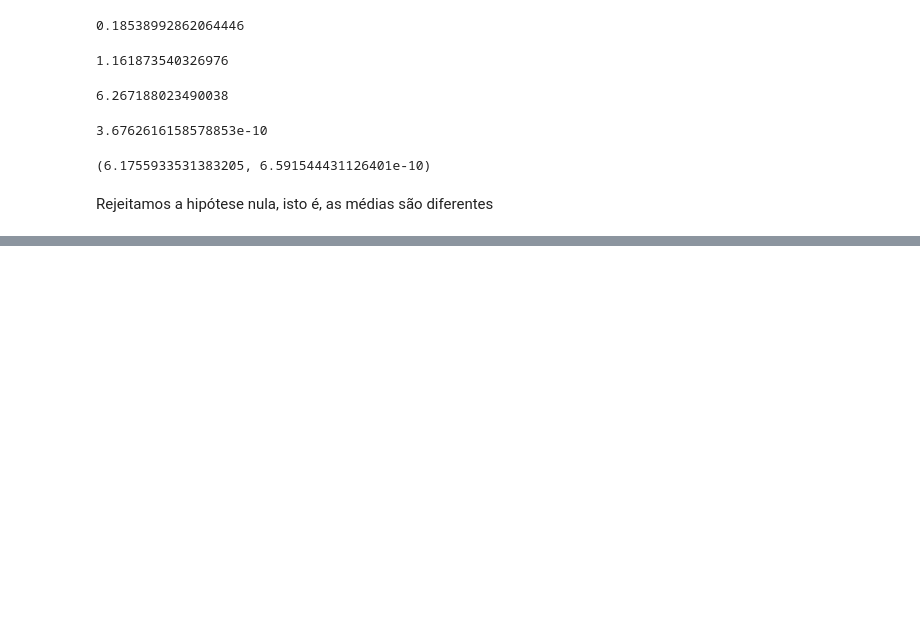
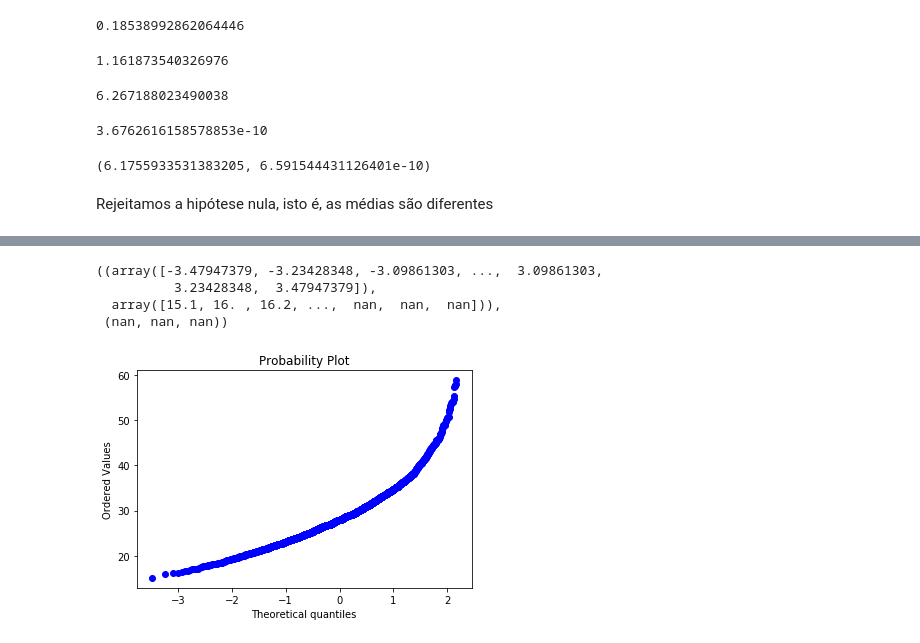
Before and after one commit to thiagogomesverissimo/notebooks, a Jupyter notebook: HypothesisTesting.ipynb, the cells around one changed output, grey strips where cells are left out. Saved outputs shown, nothing was run; the diff lists cells and outputs as text; code cells hidden in the pictures; blank space fills up the shorter version.

```diff
--- a/HypothesisTesting.ipynb
+++ b/HypothesisTesting.ipynb
@@ -204,0 +379,15 @@ Rejeitamos a hipótese nula, isto é, as médias são diferentes
+# %%
+import numpy as np
+import pylab
+import scipy.stats as stats
+
+# o QQ plot mostra que as medidas não são normais, porém temos uma amostra
+# grande e podemos usar o teorema do limite central
+
+stats.probplot(homens, dist="norm", plot=pylab)
+# %% [output]
+((array([-3.47947379, -3.23428348, -3.09861303, ...,  3.09861303,
+          3.23428348,  3.47947379]),
+  array([15.1, 16. , 16.2, ...,  nan,  nan,  nan])),
+ (nan, nan, nan))
+[figure, added]
```
Also changed, not shown: parts of 14 cells of this notebook.
